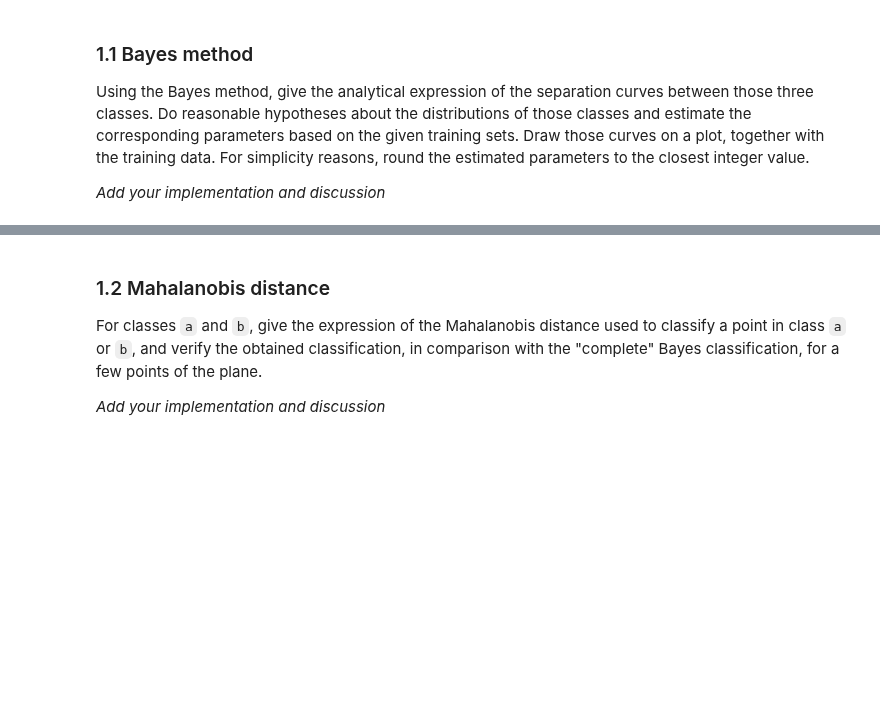
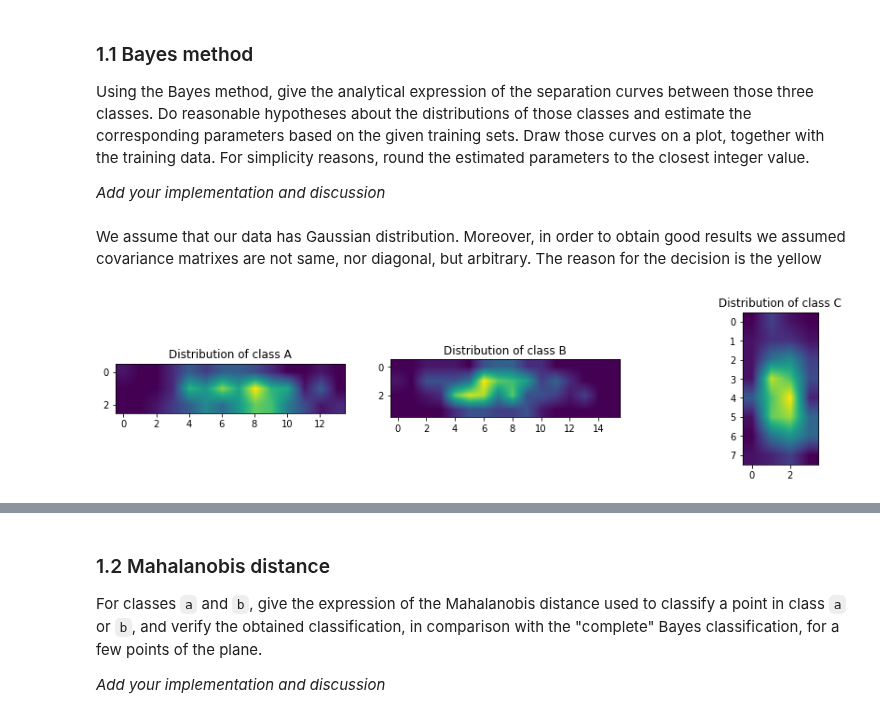
Before and after one commit to JelenaBanjac/image-analysis, a Jupyter notebook: labs/lab_03_classification.ipynb, the cells around one changed output, grey strips where cells are left out. Saved outputs shown, nothing was run; the diff lists cells and outputs as text; code cells hidden in the pictures; blank space fills up the shorter version.

```diff
--- a/labs/lab_03_classification.ipynb
+++ b/labs/lab_03_classification.ipynb
@@ -51,0 +102,20 @@ For simplicity reasons, round the estimated parameters to the closest integer va
+# %%
+X_data = np.concatenate((a, b, c), axis=0)
+y_data = np.array([0]*a.shape[0] + [1]*b.shape[0] + [2]*c.shape[0])
+
+X_train, X_test, y_train, y_test = train_test_split(X_data, y_data, test_size=0.2)
+# %% [markdown]
+We assume that our data has Gaussian distribution. Moreover, in order to obtain good results we assumed covariance matrixes are not same, nor diagonal, but arbitrary. The reason for the decision is the yellow
+# %%
+import numpy as np
+import matplotlib.pyplot as plt
+
+
+fig, ax = plt.subplots(1, 3, figsize=(15, 3))
+for i in range(3):
+    x = X_data[y_data == i, 0]
+    y = X_data[y_data == i, 1]
+    plot_distribution(ax[i], x, y)
+    ax[i].set_title(f'Distribution of class {chr(65 + i)}')
+# %% [output]
+[figure, added]
```
Also changed, not shown: parts of 7 cells of this notebook.
